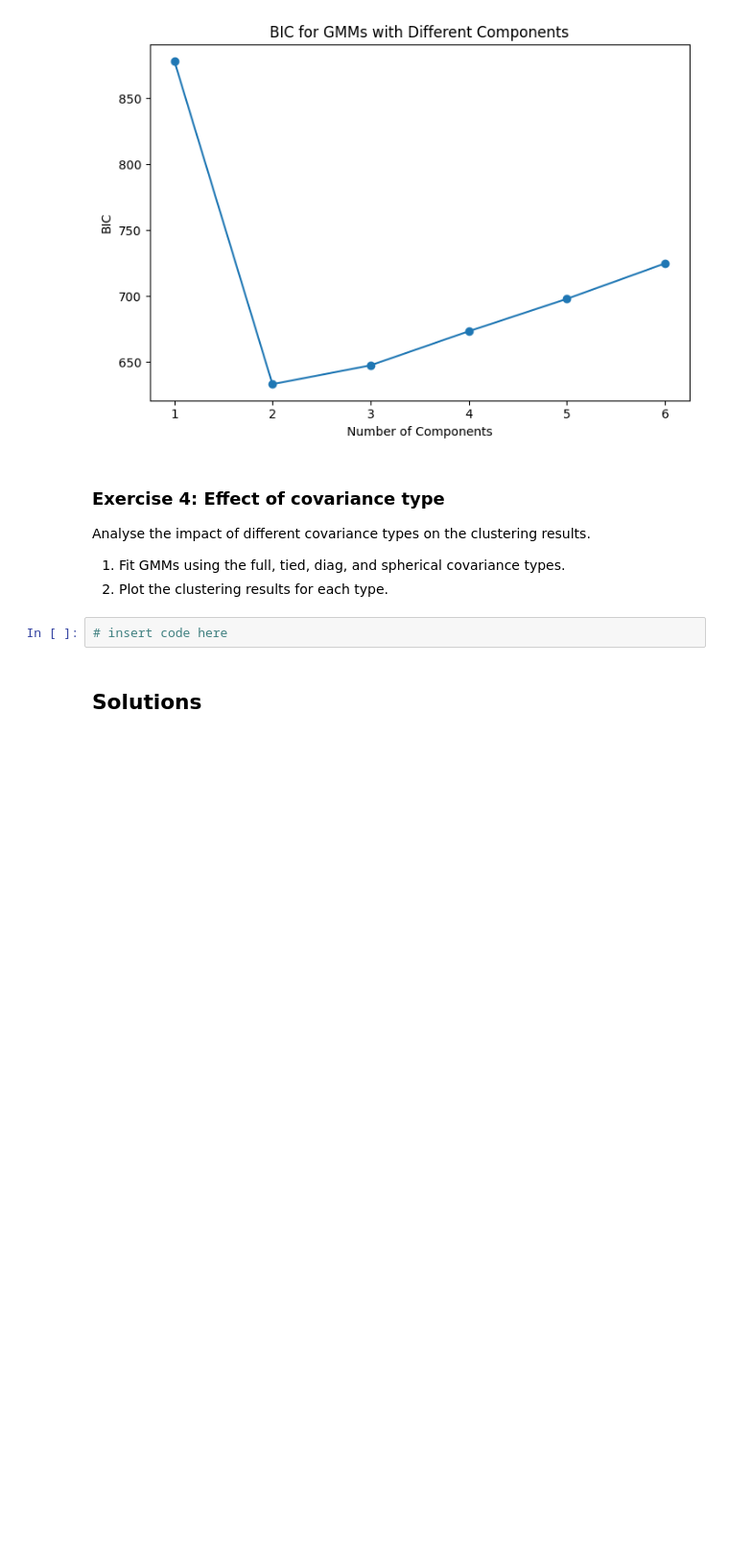
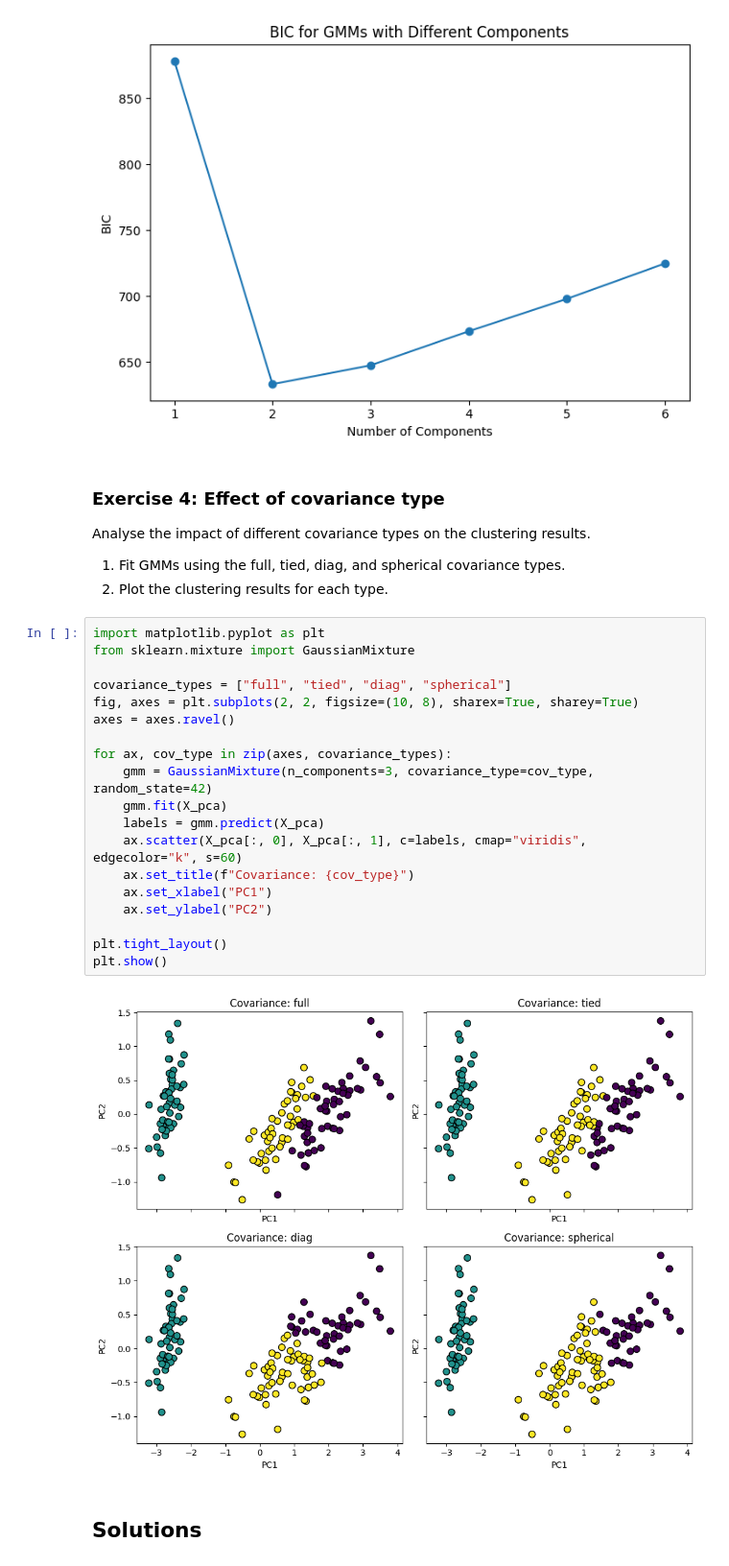
Before and after one commit to WangilaPrish/python_machine_learning, a Jupyter notebook: NLP MODULE/Gaussian_mixture_models_exercise.ipynb, the cells around one changed output. Shown at 96% size. Cells and saved outputs as stored; diff of their text form; blank space fills up the shorter version.

```diff
--- a/NLP MODULE/Gaussian_mixture_models_exercise.ipynb
+++ b/NLP MODULE/Gaussian_mixture_models_exercise.ipynb
@@ -113,7 +113,26 @@ Analyse the impact of different covariance types on the clustering results.
   1. Fit GMMs using the full, tied, diag, and spherical covariance types.
   2. Plot the clustering results for each type.
 # %%
-# insert code here
+import matplotlib.pyplot as plt
+from sklearn.mixture import GaussianMixture
+
+covariance_types = ["full", "tied", "diag", "spherical"]
+fig, axes = plt.subplots(2, 2, figsize=(10, 8), sharex=True, sharey=True)
+axes = axes.ravel()
+
+for ax, cov_type in zip(axes, covariance_types):
+    gmm = GaussianMixture(n_components=3, covariance_type=cov_type, random_state=42)
+    gmm.fit(X_pca)
+    labels = gmm.predict(X_pca)
+    ax.scatter(X_pca[:, 0], X_pca[:, 1], c=labels, cmap="viridis", edgecolor="k", s=60)
+    ax.set_title(f"Covariance: {cov_type}")
+    ax.set_xlabel("PC1")
+    ax.set_ylabel("PC2")
+
+plt.tight_layout()
+plt.show()
+# %% [output]
+[figure, added]
 # %% [markdown]
 ## Solutions
 # %% [markdown]
```
